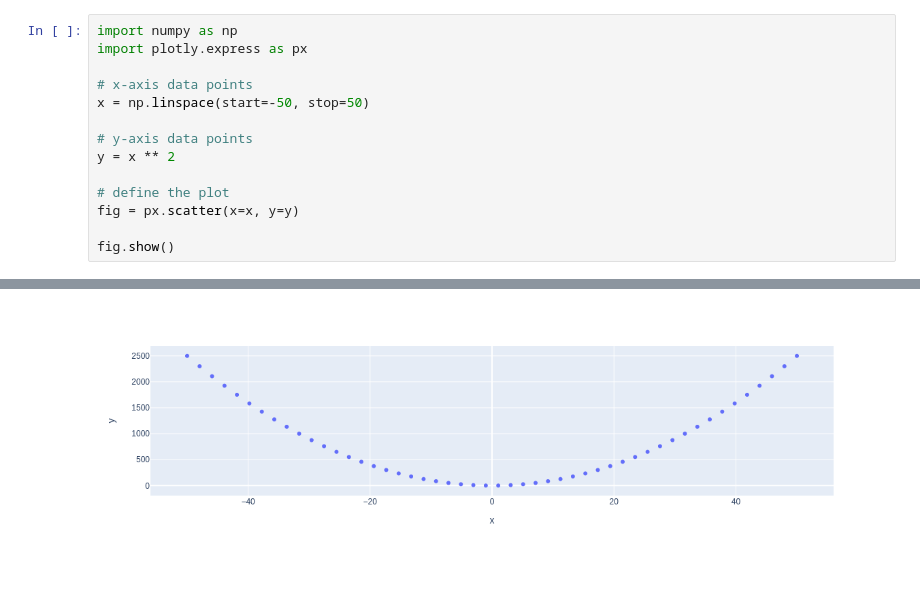
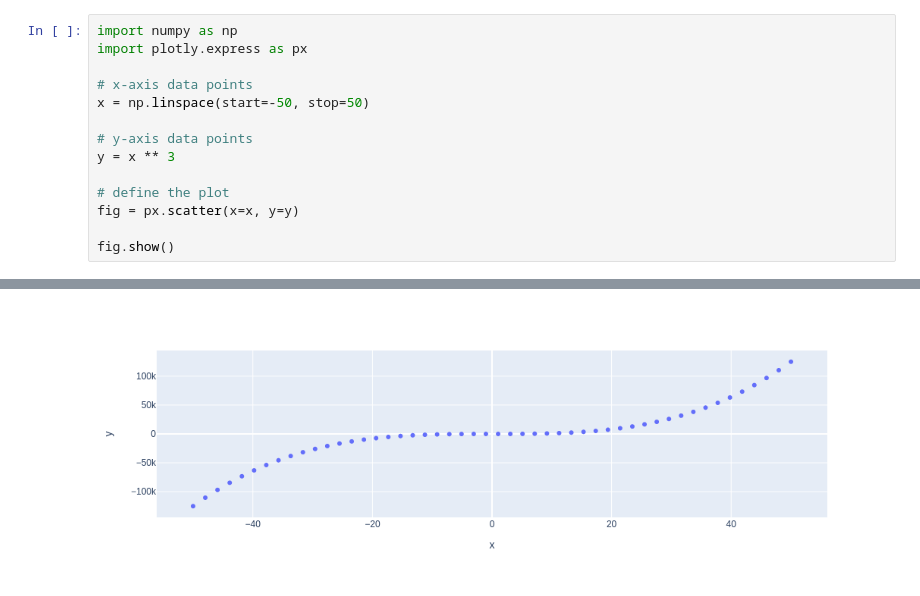
Before and after one commit to fushilong/my-notebooks-repo, a Jupyter notebook: experiment1.ipynb, the cells around one changed output, grey strips where cells are left out. Cells and saved outputs as stored; diff of their text form.

```diff
--- a/experiment1.ipynb
+++ b/experiment1.ipynb
@@ -6,7 +6,7 @@ import plotly.express as px
 x = np.linspace(start=-50, stop=50)
 
 # y-axis data points
-y = x ** 2
+y = x ** 3
 
 # define the plot
 fig = px.scatter(x=x, y=y)
@@ -17 +16 @@ fig.show()
-[figure, old version]
+[figure, new version]
```
Also changed, not shown: parts of 1 cell of this notebook.
